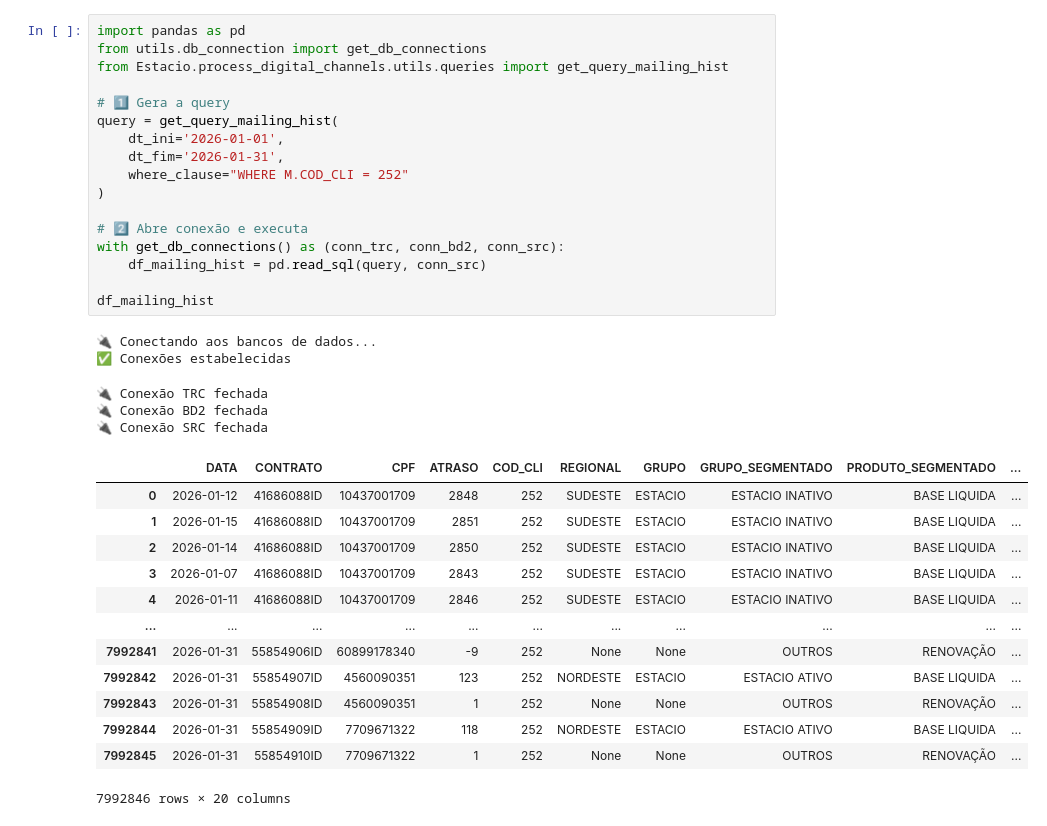
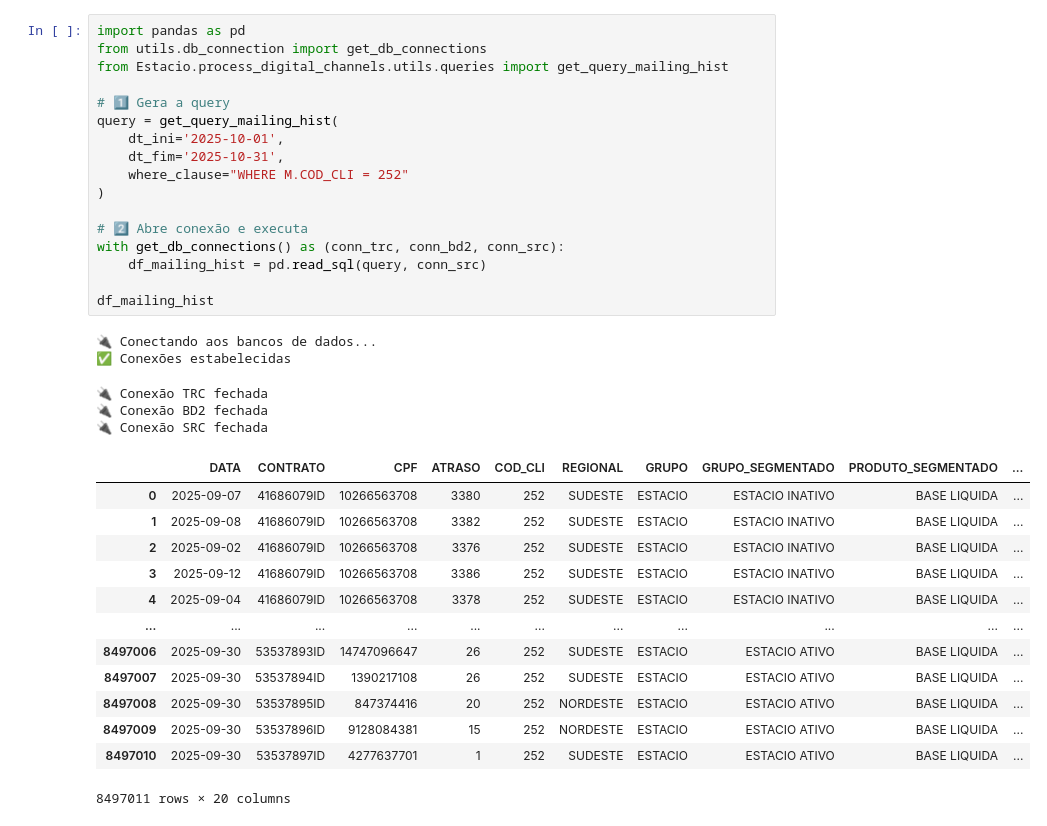
Before and after one commit to Claudiano-alves/Data-Analysis-Portfolio, a Jupyter notebook: Projects/notebooks/data_wrangling_estacio.ipynb, the cells around one changed output. Cells and saved outputs as stored; diff of their text form.

```diff
--- a/Projects/notebooks/data_wrangling_estacio.ipynb
+++ b/Projects/notebooks/data_wrangling_estacio.ipynb
@@ -26,39 +43,39 @@ importlib.reload(data_loader)
 # %%
 import pandas as pd
 from utils.db_connection import get_db_connections
 from Estacio.process_digital_channels.utils.queries import get_query_mailing_hist
 
 # 1️⃣ Gera a query
 query = get_query_mailing_hist(
-    dt_ini='2026-01-01',
-    dt_fim='2026-01-31',
+    dt_ini='2025-10-01',
+    dt_fim='2025-10-31',
     where_clause="WHERE M.COD_CLI = 252"
 )
 
 # 2️⃣ Abre conexão e executa
 with get_db_connections() as (conn_trc, conn_bd2, conn_src):
     df_mailing_hist = pd.read_sql(query, conn_src)
 
 df_mailing_hist
 # %% [output]
 🔌 Conectando aos bancos de dados...
 ✅ Conexões estabelecidas
 🔌 Conexão TRC fechada
 🔌 Conexão BD2 fechada
 🔌 Conexão SRC fechada
 |  | DATA | CONTRATO | CPF | ATRASO | COD_CLI | REGIONAL | GRUPO | GRUPO_SEGMENTADO | PRODUTO_SEGMENTADO | ... |
-| 0 | 2026-01-12 | 41686088ID | 10437001709 | 2848 | 252 | SUDESTE | ESTACIO | ESTACIO INATIVO | BASE LIQUIDA | ... |
-| 1 | 2026-01-15 | 41686088ID | 10437001709 | 2851 | 252 | SUDESTE | ESTACIO | ESTACIO INATIVO | BASE LIQUIDA | ... |
-| 2 | 2026-01-14 | 41686088ID | 10437001709 | 2850 | 252 | SUDESTE | ESTACIO | ESTACIO INATIVO | BASE LIQUIDA | ... |
-| 3 | 2026-01-07 | 41686088ID | 10437001709 | 2843 | 252 | SUDESTE | ESTACIO | ESTACIO INATIVO | BASE LIQUIDA | ... |
-| 4 | 2026-01-11 | 41686088ID | 10437001709 | 2846 | 252 | SUDESTE | ESTACIO | ESTACIO INATIVO | BASE LIQUIDA | ... |
+| 0 | 2025-09-07 | 41686079ID | 10266563708 | 3380 | 252 | SUDESTE | ESTACIO | ESTACIO INATIVO | BASE LIQUIDA | ... |
+| 1 | 2025-09-08 | 41686079ID | 10266563708 | 3382 | 252 | SUDESTE | ESTACIO | ESTACIO INATIVO | BASE LIQUIDA | ... |
+| 2 | 2025-09-02 | 41686079ID | 10266563708 | 3376 | 252 | SUDESTE | ESTACIO | ESTACIO INATIVO | BASE LIQUIDA | ... |
+| 3 | 2025-09-12 | 41686079ID | 10266563708 | 3386 | 252 | SUDESTE | ESTACIO | ESTACIO INATIVO | BASE LIQUIDA | ... |
+| 4 | 2025-09-04 | 41686079ID | 10266563708 | 3378 | 252 | SUDESTE | ESTACIO | ESTACIO INATIVO | BASE LIQUIDA | ... |
 | ... | ... | ... | ... | ... | ... | ... | ... | ... | ... | ... |
-| 7992841 | 2026-01-31 | 55854906ID | 60899178340 | -9 | 252 | None | None | OUTROS | RENOVAÇÃO | ... |
-| 7992842 | 2026-01-31 | 55854907ID | 4560090351 | 123 | 252 | NORDESTE | ESTACIO | ESTACIO ATIVO | BASE LIQUIDA | ... |
-| 7992843 | 2026-01-31 | 55854908ID | 4560090351 | 1 | 252 | None | None | OUTROS | RENOVAÇÃO | ... |
-| 7992844 | 2026-01-31 | 55854909ID | 7709671322 | 118 | 252 | NORDESTE | ESTACIO | ESTACIO ATIVO | BASE LIQUIDA | ... |
-| 7992845 | 2026-01-31 | 55854910ID | 7709671322 | 1 | 252 | None | None | OUTROS | RENOVAÇÃO | ... |
+| 8497006 | 2025-09-30 | 53537893ID | 14747096647 | 26 | 252 | SUDESTE | ESTACIO | ESTACIO ATIVO | BASE LIQUIDA | ... |
+| 8497007 | 2025-09-30 | 53537894ID | 1390217108 | 26 | 252 | SUDESTE | ESTACIO | ESTACIO ATIVO | BASE LIQUIDA | ... |
+| 8497008 | 2025-09-30 | 53537895ID | 847374416 | 20 | 252 | NORDESTE | ESTACIO | ESTACIO ATIVO | BASE LIQUIDA | ... |
+| 8497009 | 2025-09-30 | 53537896ID | 9128084381 | 15 | 252 | NORDESTE | ESTACIO | ESTACIO ATIVO | BASE LIQUIDA | ... |
+| 8497010 | 2025-09-30 | 53537897ID | 4277637701 | 1 | 252 | SUDESTE | ESTACIO | ESTACIO ATIVO | BASE LIQUIDA | ... |
-7992846 rows × 20 columns
+8497011 rows × 20 columns
 # %%
 # sobe para Projects
 from Estacio.process_digital_channels.src.data_loader import load_data_estacio
```
Also changed, not shown: parts of 12 cells of this notebook, 9 other files.
